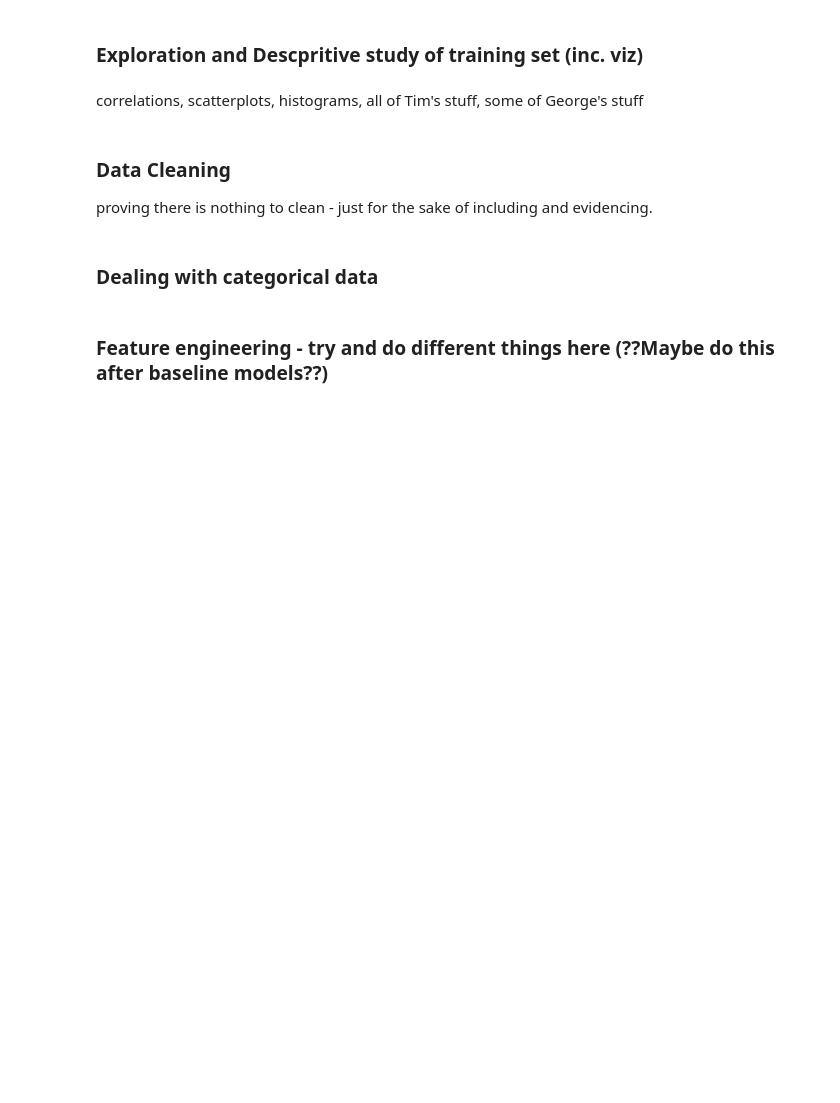
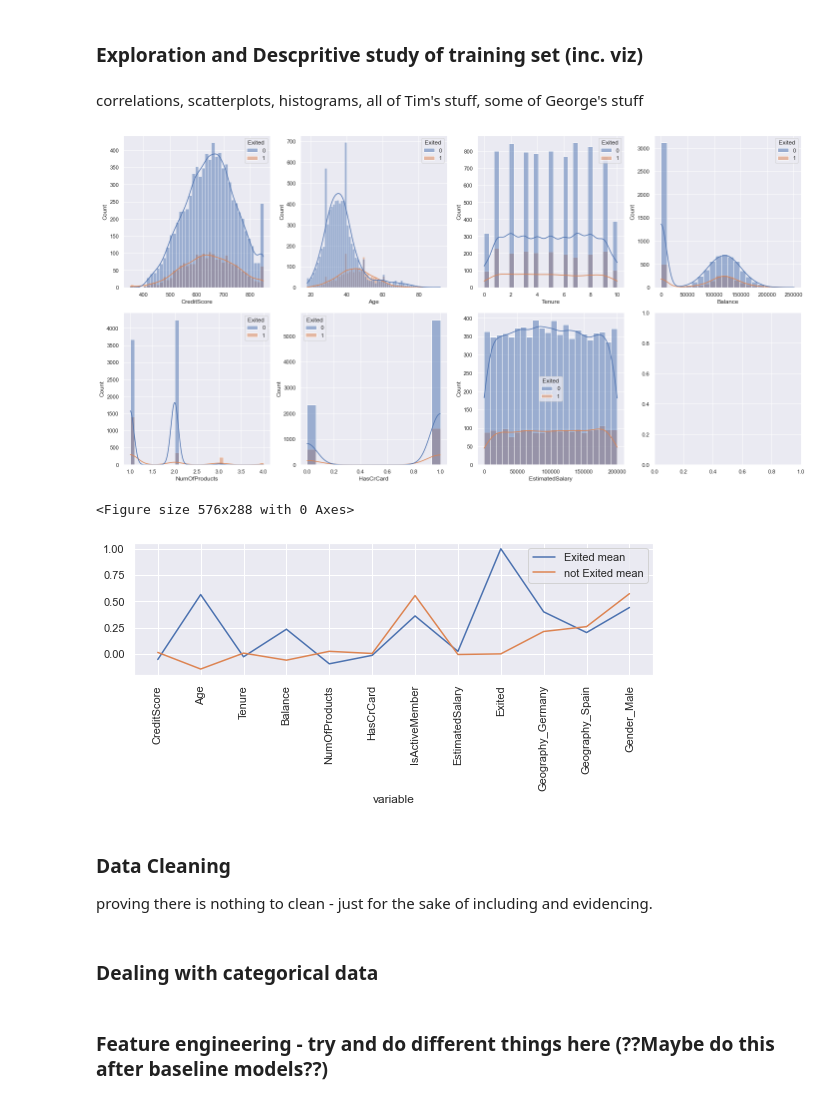
Before and after one commit to AML-final-course-project/SMM284, a Jupyter notebook: customer_churn.ipynb, the cells around one changed output. Saved outputs shown, nothing was run; the diff lists cells and outputs as text; code cells hidden in the pictures; blank space fills up the shorter version.

```diff
--- a/customer_churn.ipynb
+++ b/customer_churn.ipynb
@@ -11,6 +104,70 @@
 ### Exploration and Descpritive study of training set (inc. viz)
 # %% [markdown]
 correlations, scatterplots, histograms, all of Tim's stuff, some of George's stuff
+# %%
+# the preprocessing definiation function (just foor viz)
+def preprocesssing(df):
+    # Drop the Surname, RowNumber, and CustomerId columns (no duplicates, all unique)
+    df.drop(columns=['Surname'],inplace=True)
+    df.drop(columns=['RowNumber'],inplace=True)
+    df.drop(columns=['CustomerId'],inplace=True)
+    #Make dummies from categroical variales
+    categorical_cols = [
+        'Geography', 'Gender'
+    ]
+    df = pd.get_dummies(df,
+                        columns=categorical_cols,
+                        dummy_na=False, # there's no nan in the df
+                        drop_first=True)
+    return df
+
+df = preprocesssing(df)
+
+# plotting the variable of 1 and 0 of distribution (after pre-processing)
+numeric_columns = [
+    'CreditScore', 'Age', 'Tenure', 'Balance', 'NumOfProducts', 'HasCrCard', 'EstimatedSalary'
+]
+df_plot = df.copy()
+
+# see all the features differences of 0 and 1 with the mean (after preprocessing)
+sns.set(style="darkgrid")
+fig, axs = plt.subplots(2, 4, figsize=(20, 10))
+for i, col in enumerate(numeric_columns):
+    if i < 4:
+        sns.histplot(df_plot, x=f"{col}", hue = "Exited", kde=True, color="skyblue", ax=axs[0, i])
+    else:
+        sns.histplot(df_plot, x=f"{col}", hue = "Exited", kde=True, color="skyblue", ax=axs[1, i-4])
+plt.figure()
+
+
+# Note rthat we take a look at the scalar data (but not really apply the scalar here, we should apply after the split
+scaler = StandardScaler()
+df_plot[numeric_columns] = scaler.fit_transform(df_plot[numeric_columns])
+# Plot out to see the mean of the data
+df_Exited_describe  = df_plot[df_plot['Exited']==1].describe()
+df_not_Exited_describe  = df_plot[df_plot['Exited']==0].describe()
+df_Exited_mean = df_Exited_describe.iloc[1:2]
+df_not_Exited_mean = df_not_Exited_describe.iloc[1:2]
+df_Exited_mean_transposed = df_Exited_mean.T
+df_not_Exite_mean_transposed = df_not_Exited_mean.T
+
+df_Exited_mean_transposed['variable'] = df_Exited_mean_transposed.index
+df_not_Exite_mean_transposed['variable'] = df_not_Exite_mean_transposed.index
+df_Exited_mean_transposed = df_Exited_mean_transposed.rename(columns={'mean': 'Exited mean'}, index={'variable': 'variable'})
+df_not_Exite_mean_transposed = df_not_Exite_mean_transposed.rename(columns={'mean': 'not Exited mean'}, index={'variable': 'variable'})
+
+plt.rcParams["figure.figsize"] = [8, 4]
+plt.rcParams["figure.autolayout"] = True
+
+ax = df_Exited_mean_transposed.plot(x='variable', y='Exited mean')
+df_not_Exite_mean_transposed.plot(ax=ax, x='variable', y='not Exited mean')
+
+plt.xticks(range(len(df_Exited_mean_transposed['variable'])),list(df_not_Exite_mean_transposed['variable']),rotation=90)
+plt.show()
+# %% [output]
+[figure, added]
+<Figure size 576x288 with 0 Axes>
+[figure, added]
 # %% [markdown]
 ### Data Cleaning
 proving there is nothing to clean - just for the sake of including and evidencing.
```
Also changed, not shown: parts of 12 cells of this notebook.
